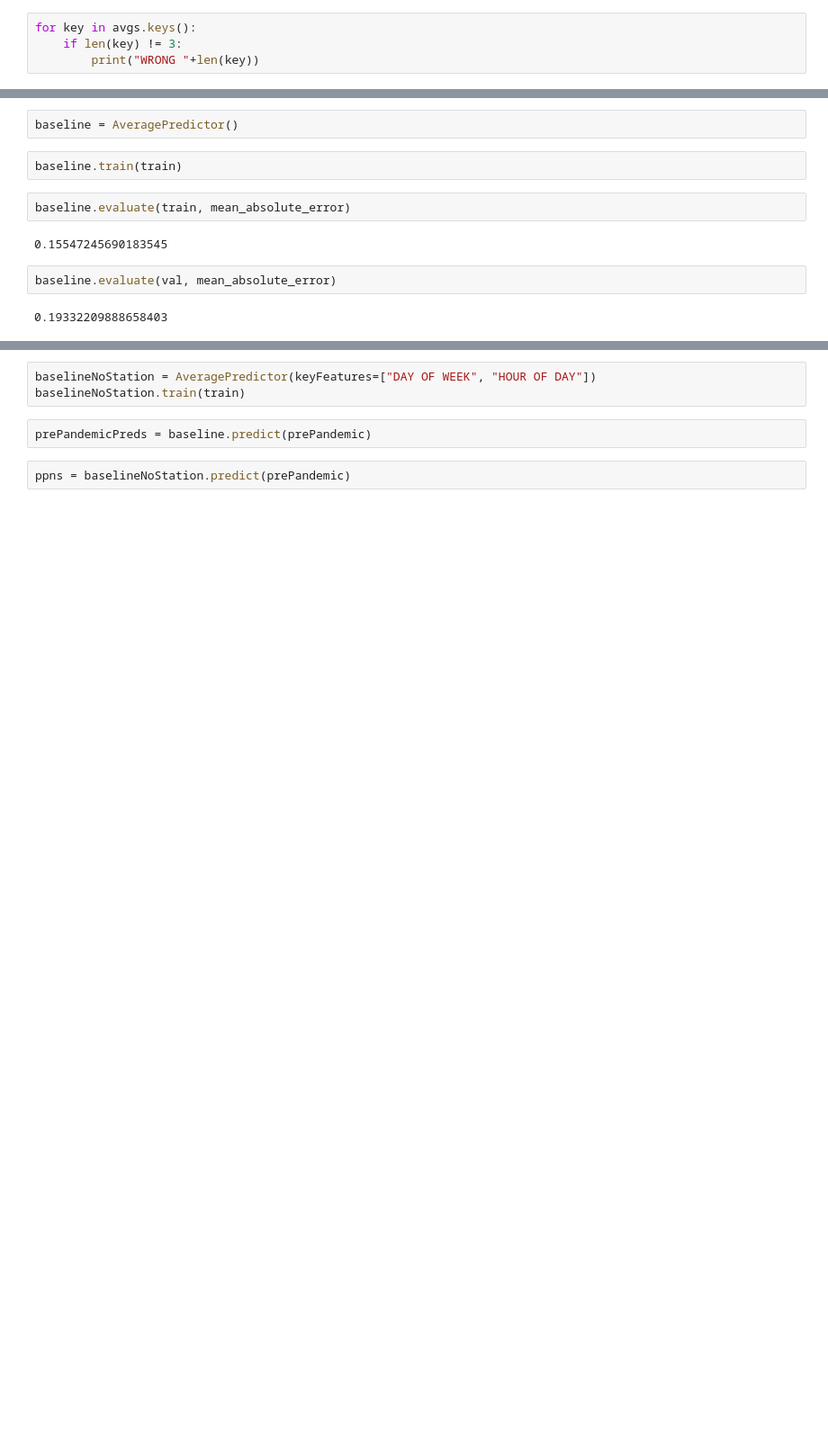
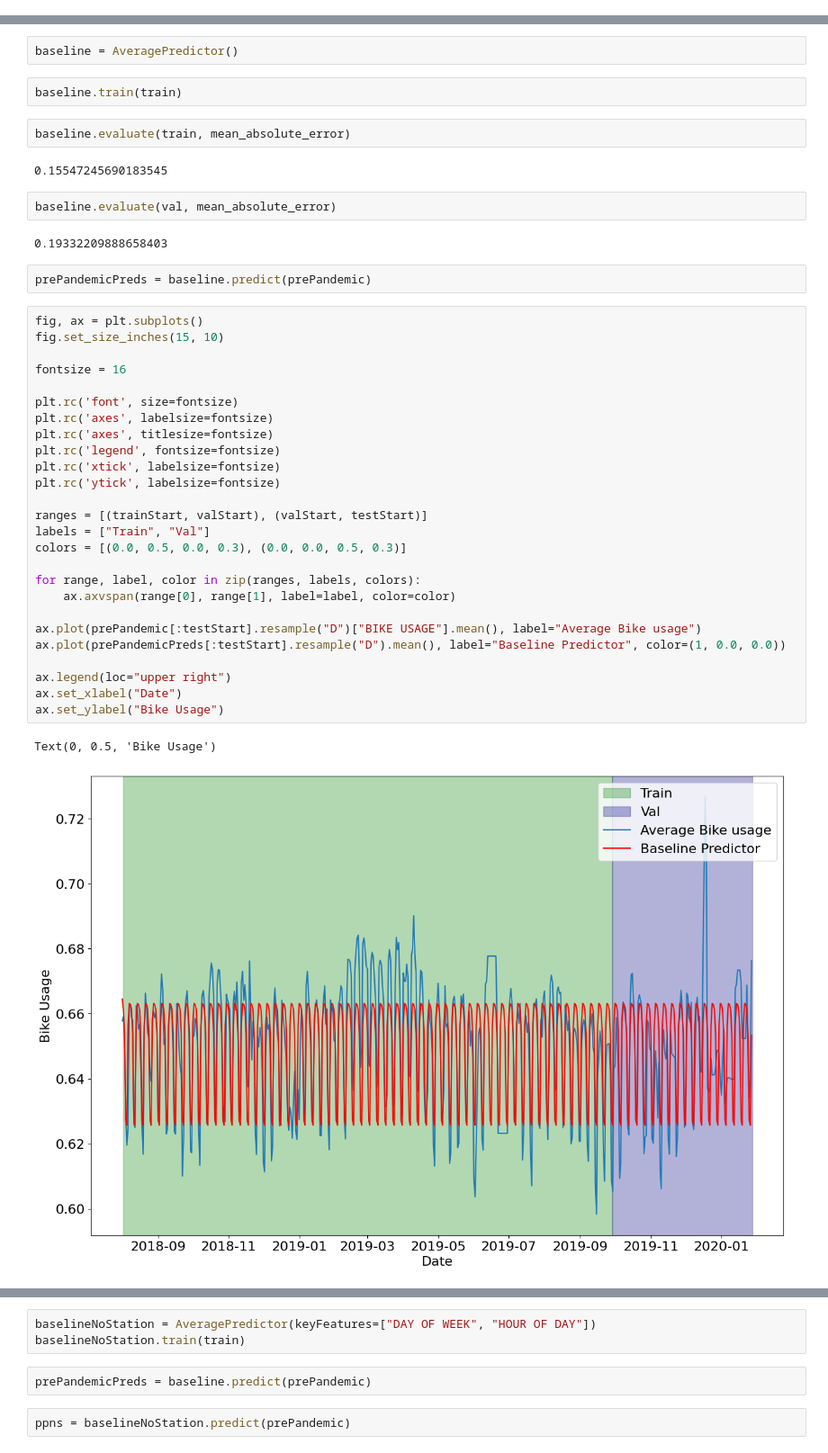
Before and after one commit to HarveyBrezinaConniffe/CSU44061-MachineLearning, a Jupyter notebook: FinalProject/Main.ipynb, the cells around one changed output, grey strips where cells are left out. Shown at 90% size. Saved outputs shown, nothing was run; the diff lists cells and outputs as text; blank space fills up the shorter version.

Commit message:
Add baseline.

```diff
--- a/FinalProject/Main.ipynb
+++ b/FinalProject/Main.ipynb
@@ -244,7 +252,3 @@ avgs = train.groupby(["STATION ID", "DAY OF WEEK", "HOUR OF DAY"])["BIKE USAGE"]
-# %%
-for key in avgs.keys():
-    if len(key) != 3:
-        print("WRONG "+len(key))
 # %%
 class AveragePredictor:
     keyset_to_average = {}
@@ -287,3 +291,34 @@ baseline.evaluate(train, mean_absolute_error)
 baseline.evaluate(val, mean_absolute_error)
 # %% [output]
 0.19332209888658403
+# %%
+prePandemicPreds = baseline.predict(prePandemic)
+# %%
+fig, ax = plt.subplots()
+fig.set_size_inches(15, 10)
+
+fontsize = 16
+
+plt.rc('font', size=fontsize)
+plt.rc('axes', labelsize=fontsize)
+plt.rc('axes', titlesize=fontsize)
+plt.rc('legend', fontsize=fontsize)
+plt.rc('xtick', labelsize=fontsize)
+plt.rc('ytick', labelsize=fontsize)
+
+ranges = [(trainStart, valStart), (valStart, testStart)]
+labels = ["Train", "Val"]
+colors = [(0.0, 0.5, 0.0, 0.3), (0.0, 0.0, 0.5, 0.3)]
+
+for range, label, color in zip(ranges, labels, colors):
+    ax.axvspan(range[0], range[1], label=label, color=color)
+
+ax.plot(prePandemic[:testStart].resample("D")["BIKE USAGE"].mean(), label="Average Bike usage")
+ax.plot(prePandemicPreds[:testStart].resample("D").mean(), label="Baseline Predictor", color=(1, 0.0, 0.0))
+
+ax.legend(loc="upper right")
+ax.set_xlabel("Date")
+ax.set_ylabel("Bike Usage")
+# %% [output]
+Text(0, 0.5, 'Bike Usage')
+[figure, added]
```
Also changed, not shown: parts of 32 cells of this notebook.
